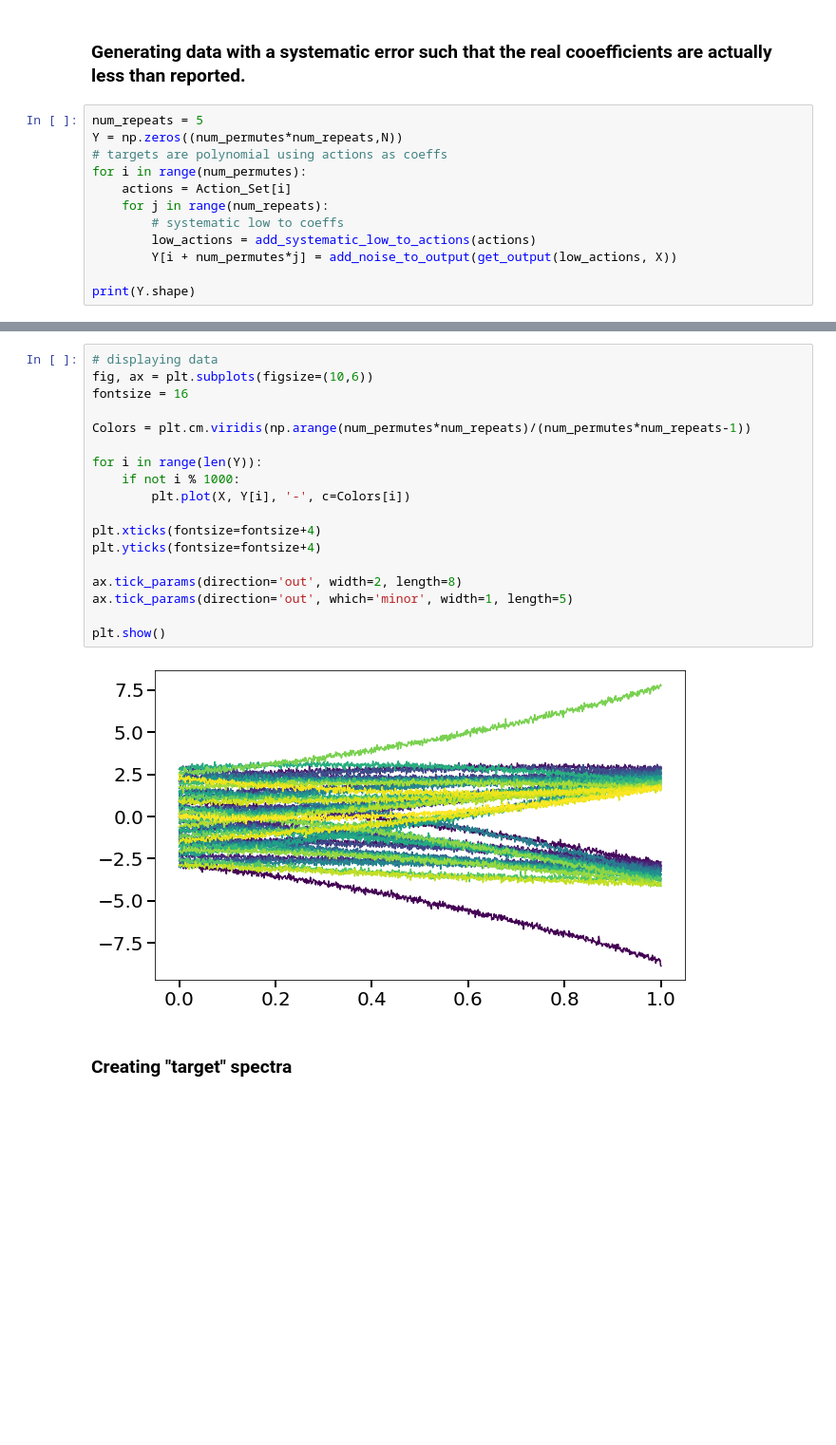
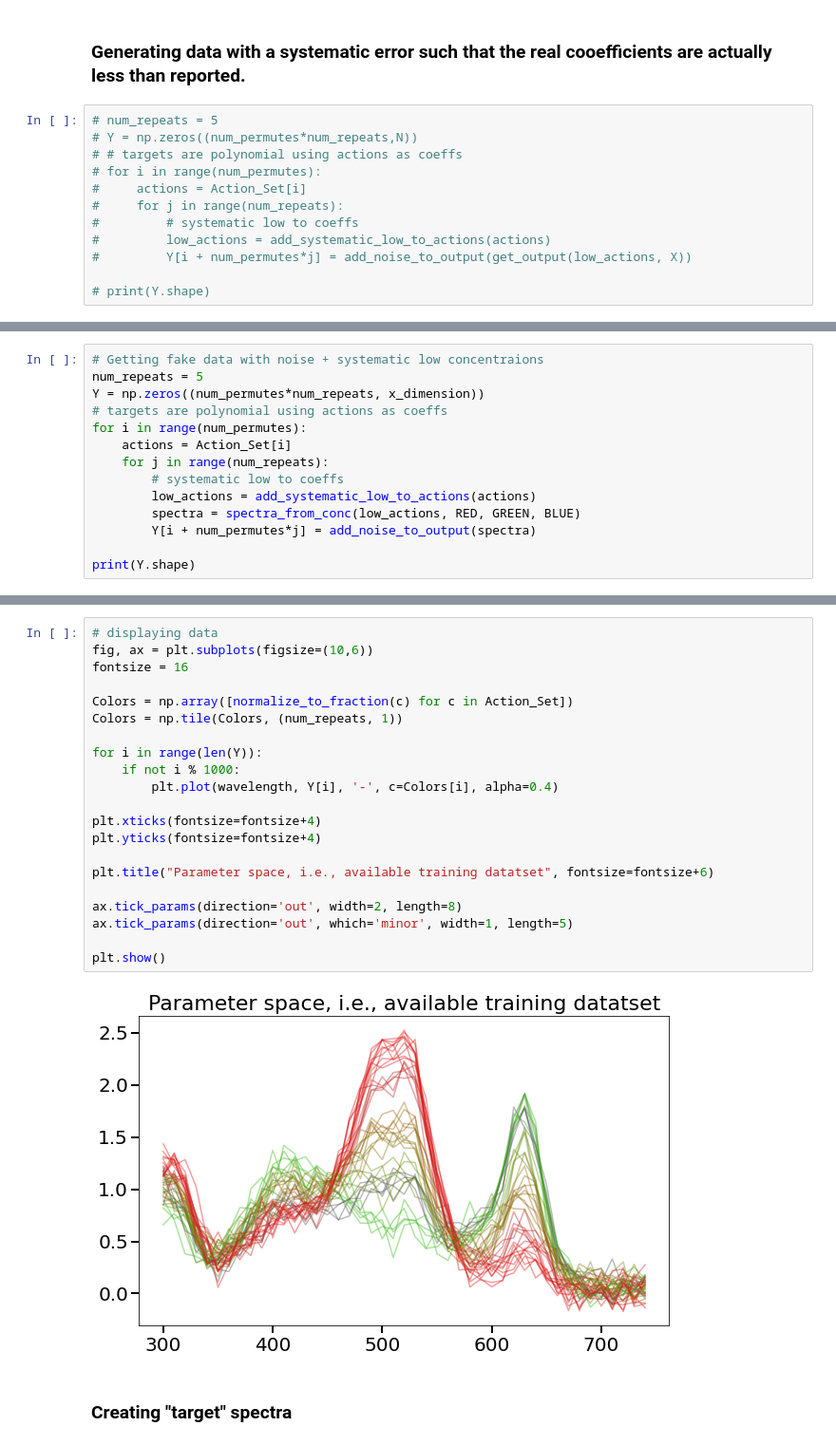
Before and after one commit to REAL-Pipetting/REinforced-Automaton-Learning-REAL-Pipetting, a Jupyter notebook: rlp/UCB/GP_BUCB_Example.ipynb, the cells around one changed output, grey strips where cells are left out. Shown: that part at 95% size. Saved outputs shown, nothing was run; the diff lists cells and outputs as text; blank space fills up the shorter version.

Commit message:
Changed poly toy model to spectra

```diff
--- a/rlp/UCB/GP_BUCB_Example.ipynb
+++ b/rlp/UCB/GP_BUCB_Example.ipynb
@@ -64,14 +126,14 @@ def get_output(actions, X):
 # %% [markdown]
 ### Generating data with a systematic error such that the real cooefficients are actually less than reported.
 # %%
-num_repeats = 5
-Y = np.zeros((num_permutes*num_repeats,N))
-# targets are polynomial using actions as coeffs
-for i in range(num_permutes):
-    actions = Action_Set[i]
-    for j in range(num_repeats):
-        # systematic low to coeffs
-        low_actions = add_systematic_low_to_actions(actions)
-        Y[i + num_permutes*j] = add_noise_to_output(get_output(low_actions, X))
+# num_repeats = 5
+# Y = np.zeros((num_permutes*num_repeats,N))
+# # targets are polynomial using actions as coeffs
+# for i in range(num_permutes):
+#     actions = Action_Set[i]
+#     for j in range(num_repeats):
+#         # systematic low to coeffs
+#         low_actions = add_systematic_low_to_actions(actions)
+#         Y[i + num_permutes*j] = add_noise_to_output(get_output(low_actions, X))
 
-print(Y.shape)
+# print(Y.shape)
@@ -79,0 +140,14 @@ print(Y.shape)
+# %%
+# Getting fake data with noise + systematic low concentraions
+num_repeats = 5
+Y = np.zeros((num_permutes*num_repeats, x_dimension))
+# targets are polynomial using actions as coeffs
+for i in range(num_permutes):
+    actions = Action_Set[i]
+    for j in range(num_repeats):
+        # systematic low to coeffs
+        low_actions = add_systematic_low_to_actions(actions)
+        spectra = spectra_from_conc(low_actions, RED, GREEN, BLUE)
+        Y[i + num_permutes*j] = add_noise_to_output(spectra)
+
+print(Y.shape)
@@ -85,23 +161,26 @@ Dataset.shape
 # %%
 # displaying data
 fig, ax = plt.subplots(figsize=(10,6))
 fontsize = 16
 
-Colors = plt.cm.viridis(np.arange(num_permutes*num_repeats)/(num_permutes*num_repeats-1))
+Colors = np.array([normalize_to_fraction(c) for c in Action_Set])
+Colors = np.tile(Colors, (num_repeats, 1))
 
 for i in range(len(Y)):
     if not i % 1000:
-        plt.plot(X, Y[i], '-', c=Colors[i])
+        plt.plot(wavelength, Y[i], '-', c=Colors[i], alpha=0.4)
 
 plt.xticks(fontsize=fontsize+4)
 plt.yticks(fontsize=fontsize+4)
+
+plt.title("Parameter space, i.e., available training datatset", fontsize=fontsize+6)
 
 ax.tick_params(direction='out', width=2, length=8)
 ax.tick_params(direction='out', which='minor', width=1, length=5)
 
 plt.show()
 # %% [output]
-[figure, old version]
+[figure, new version]
 # %% [markdown]
 ### Creating "target" spectra
 # %%
```
Also changed, not shown: parts of 23 cells of this notebook.
